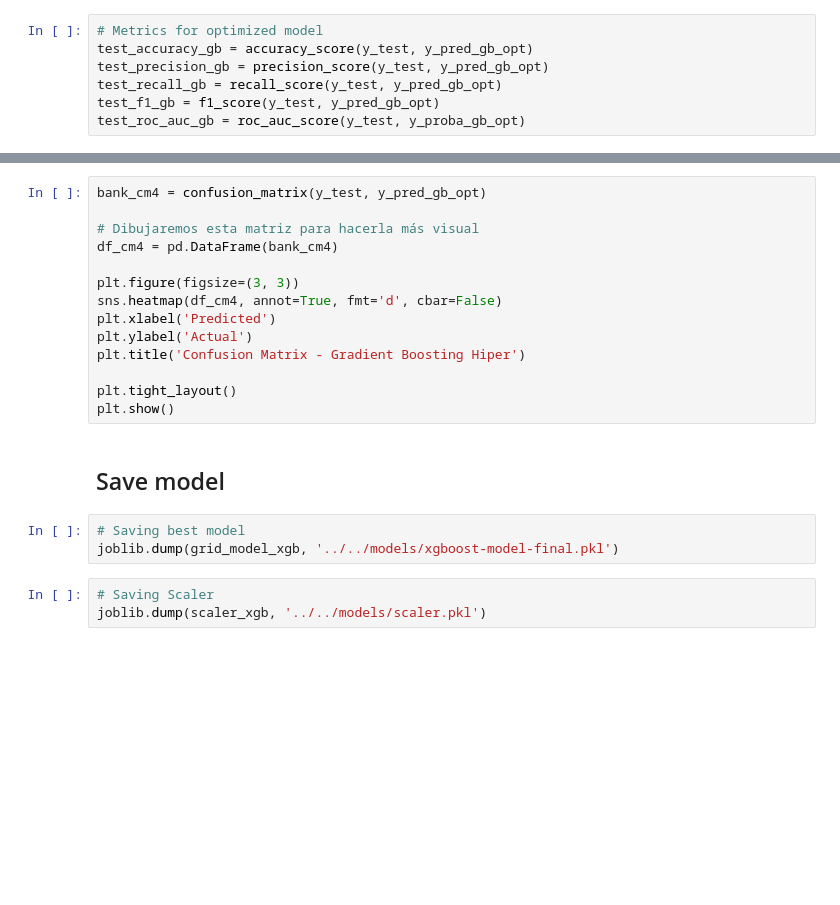
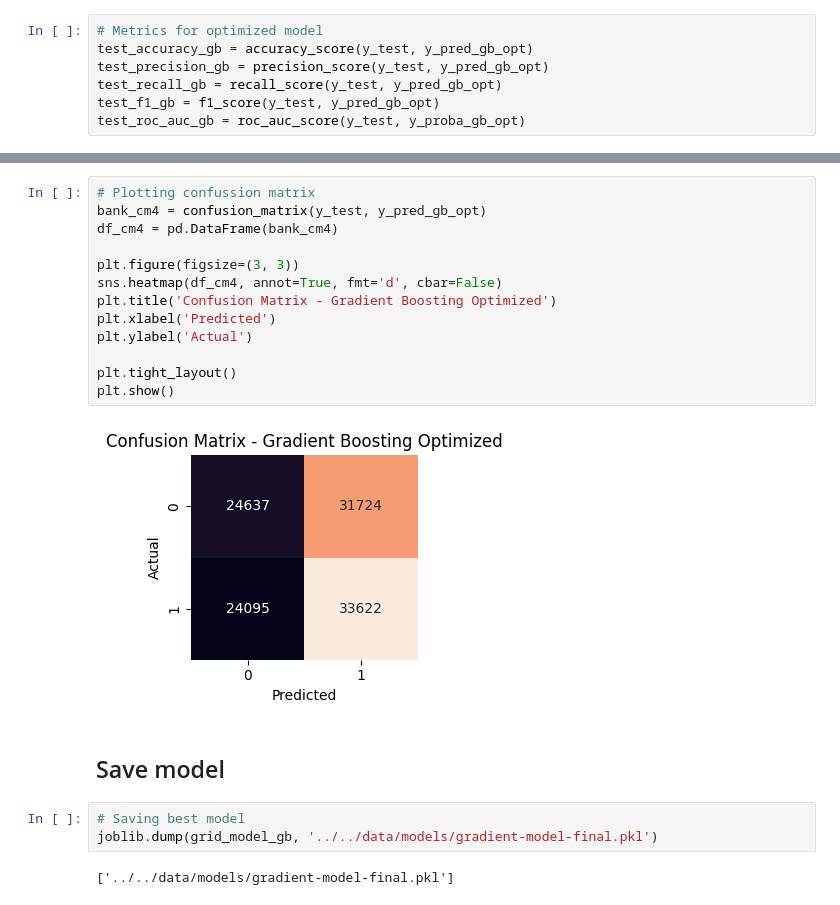
Before and after one commit to 4GeeksAcademy/sp-ml-20-final-project-g3, a Jupyter notebook: notebooks/final-models/boosting-eda9.ipynb, the cells around one changed output, grey strips where cells are left out. Cells and saved outputs as stored; diff of their text form; blank space fills up the shorter version.

Commit message:
eda9 y boostin reemplazados

```diff
--- a/notebooks/final-models/boosting-eda9.ipynb
+++ b/notebooks/final-models/boosting-eda9.ipynb
@@ -209,22 +308,22 @@ df_report4
 # %%
+# Plotting confussion matrix
 bank_cm4 = confusion_matrix(y_test, y_pred_gb_opt)
-
-# Dibujaremos esta matriz para hacerla más visual
 df_cm4 = pd.DataFrame(bank_cm4)
 
 plt.figure(figsize=(3, 3))
 sns.heatmap(df_cm4, annot=True, fmt='d', cbar=False)
+plt.title('Confusion Matrix - Gradient Boosting Optimized')
 plt.xlabel('Predicted')
 plt.ylabel('Actual')
-plt.title('Confusion Matrix - Gradient Boosting Hiper')
 
 plt.tight_layout()
 plt.show()
+# %% [output]
+[figure, added]
 # %% [markdown]
 ## Save model
 # %%
 # Saving best model
-joblib.dump(grid_model_xgb, '../../models/xgboost-model-final.pkl')
+joblib.dump(grid_model_gb, '../../data/models/gradient-model-final.pkl')
+# %% [output]
+['../../data/models/gradient-model-final.pkl']
-# %%
-# Saving Scaler
-joblib.dump(scaler_xgb, '../../models/scaler.pkl')
```
Also changed, not shown: parts of 21 cells of this notebook, 1 other file.
